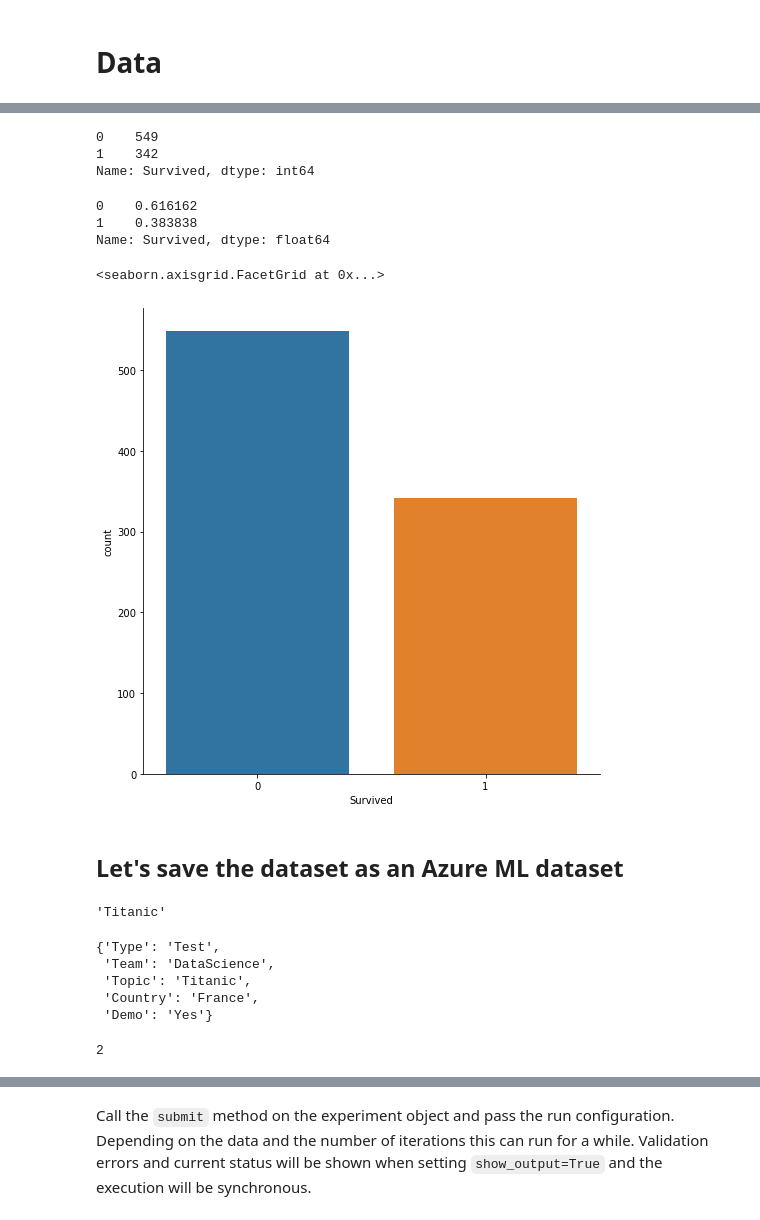
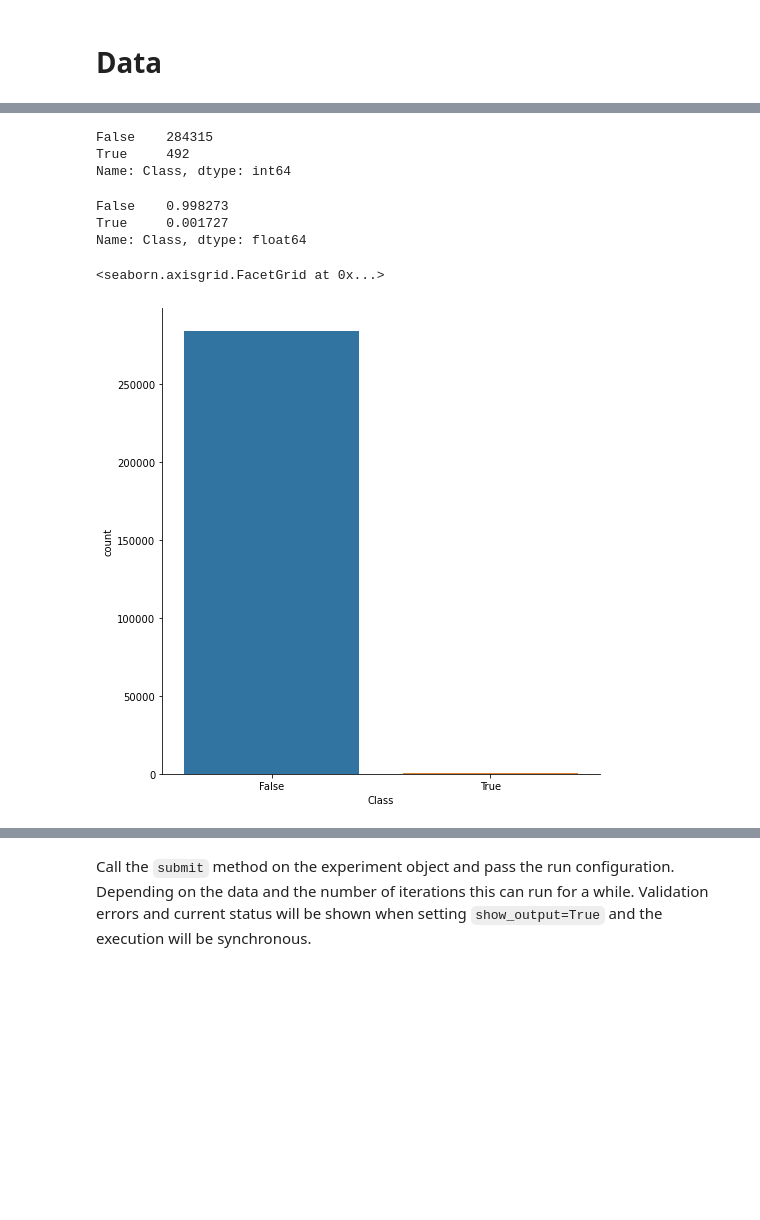
Before and after one commit to retkowsky/AMLlabs, a Jupyter notebook: Lab2 AutoML.ipynb, the cells around one changed output, grey strips where cells are left out. Drawn from its saved outputs; the diff is of its cells as text; code cells hidden in the pictures; blank space fills up the shorter version.

```diff
--- a/Lab2 AutoML.ipynb
+++ b/Lab2 AutoML.ipynb
@@ -154,2 +103,7 @@ label_column_name = 'Survived' # Variable to predict
+# %%
+data = "https://automlsamplenotebookdata.blob.core.windows.net/automl-sample-notebook-data/creditcard.csv"
+dataset = Dataset.Tabular.from_delimited_files(data)
+training_data, validation_data = dataset.random_split(percentage=0.8, seed=223)
+label_column_name = 'Class'
 # %%
 df=dataset.to_pandas_dataframe()
@@ -177,19 +132,18 @@ df.shape
 # %%
-df.Survived.value_counts()
+df.Class.value_counts()
 # %% [output]
-0    549
-1    342
-Name: Survived, dtype: int64
+False    284315
+True     492
+Name: Class, dtype: int64
 # %%
-df.Survived.value_counts(normalize="true")
+df.Class.value_counts(normalize="true")
 # %% [output]
-0    0.616162
-1    0.383838
-Name: Survived, dtype: float64
+False    0.998273
+True     0.001727
+Name: Class, dtype: float64
 # %%
-sns.catplot(x="Survived", kind="count", data=df, height=7)
+import seaborn as sns
+sns.catplot(x="Class", kind="count", data=df, height=7)
 # %% [output]
 <seaborn.axisgrid.FacetGrid at 0x...>
-[figure, old version]
+[figure, new version]
-# %% [markdown]
-## Let's save the dataset as an Azure ML dataset
@@ -209,17 +150 @@ dataset = dataset.register(workspace=ws,
-# %%
-dataset.name
-# %% [output]
-'Titanic'
-# %%
-dataset.tags
-# %% [output]
-{'Type': 'Test',
- 'Team': 'DataScience',
- 'Topic': 'Titanic',
- 'Country': 'France',
- 'Demo': 'Yes'}
-# %%
-dataset.version
-# %% [output]
-2
 # %% [markdown]
```
Also changed, not shown: parts of 67 cells of this notebook, 5 other files.
